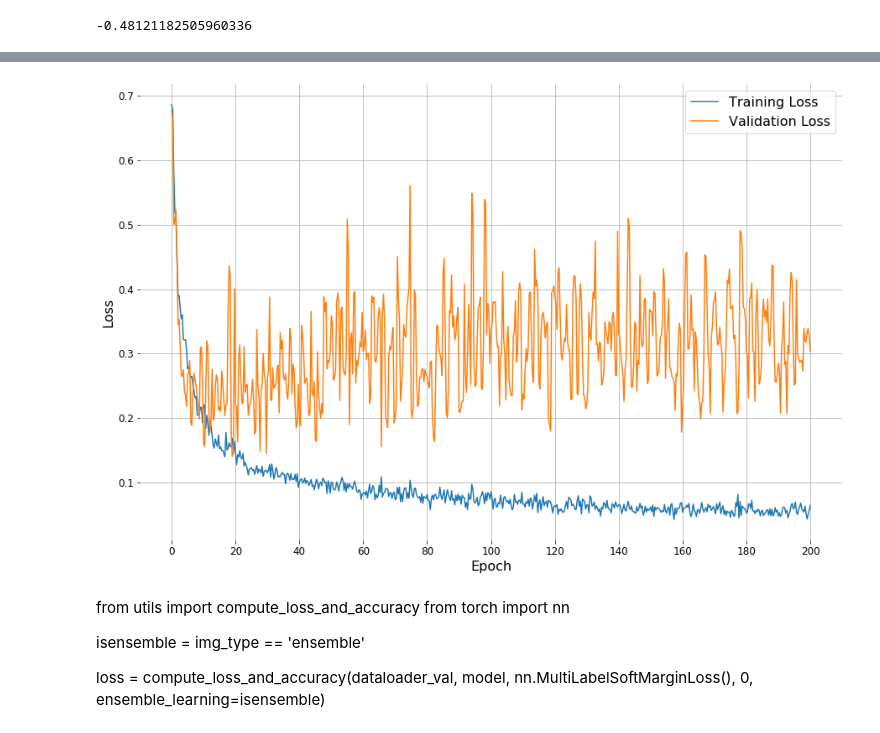
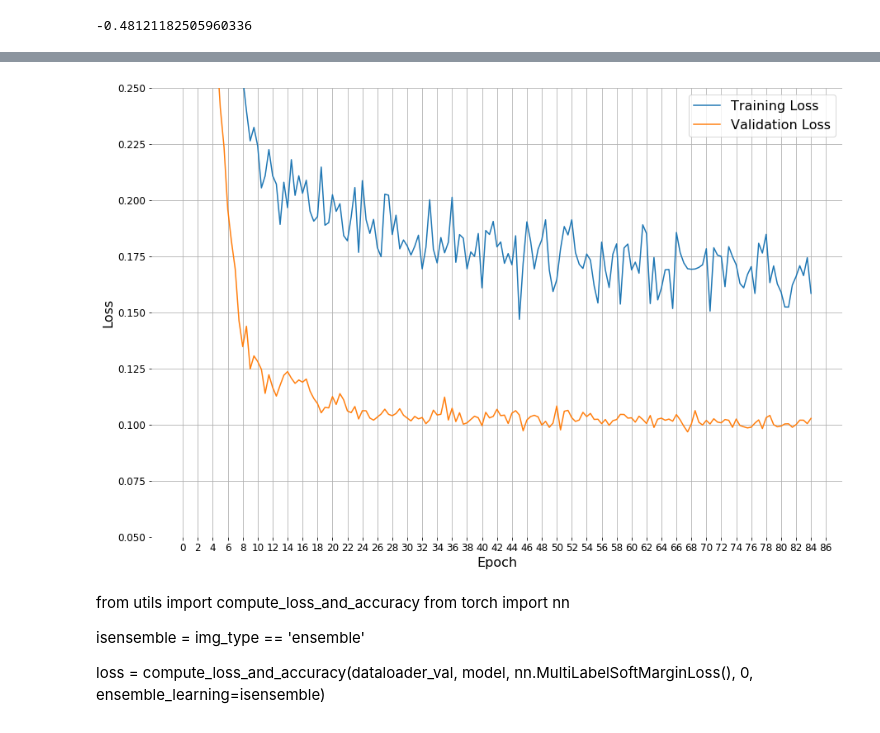
Before and after one commit to thaiKari/mmdetection-sau, a Jupyter notebook: tdt_4265_code/Observe Result.ipynb, the cells around one changed output, grey strips where cells are left out. Saved outputs shown, nothing was run; the diff lists cells and outputs as text; code cells hidden in the pictures.

```diff
--- a/tdt_4265_code/Observe Result.ipynb
+++ b/tdt_4265_code/Observe Result.ipynb
@@ -34,8 +34,8 @@ time_stamp = '20200221_1432' #     20200218_1121 20200218_1929
 img_type='rgb'
 time_stamp = '20200229_2120' #  20200217_0108 20200218_1115 20200218_1940
 
-#img_type='ensemble'
-#time_stamp = '20200224_0830' #
+img_type='ensemble'
+time_stamp = '20200309_0835' #
 
 batch_size = 50
 rgb_size = 1280
@@ -58,35 +58,35 @@ time_stamp_infrared = '20200221_1432'
 # %%
 import math
 with open( os.path.join(work_dir, 'TRAIN_LOSS.txt' ), 'r') as f:
     train_loss = list(map(float,  f.readlines()[0].split() ))
 
 with open( os.path.join(work_dir, 'VALIDATION_LOSS.txt' ), 'r') as f:
     validation_loss =list(map(float,  f.readlines()[0].split() ))
 
-log_per_epoch = 3
+log_per_epoch = 2
 
 epochs = math.ceil(len(train_loss)/log_per_epoch)
 x = np.arange(0, epochs + 1/log_per_epoch , 1/log_per_epoch)[0:len(train_loss)]
 
 
 fig, ax = plt.subplots(figsize=(15,10))
 
 ax.plot(x, train_loss, label='Training Loss')
 ax.plot(x, validation_loss, label='Validation Loss')
 #plt.ylim((0.1,0.6))
-#plt.ylim((0.06,0.2))
-plt.xticks( np.arange(0, epochs +2, 20), fontsize=12 )
+plt.ylim((0.05,0.25))
+plt.xticks( np.arange(0, epochs +2, 2), fontsize=12 )
 plt.yticks( fontsize=12)
 ax.legend(fontsize=16)
 plt.xlabel('Epoch', fontsize=16)
 plt.ylabel('Loss', fontsize=16)
 ax.spines['top'].set_visible(False)
 ax.spines['right'].set_visible(False)
 ax.spines['bottom'].set_visible(False)
 ax.spines['left'].set_visible(False)
 ax.grid()
 # %% [output]
-[figure, old version]
+[figure, new version]
 # %%
 if img_type == 'ensemble':
 
```
Also changed, not shown: 12 other files.
